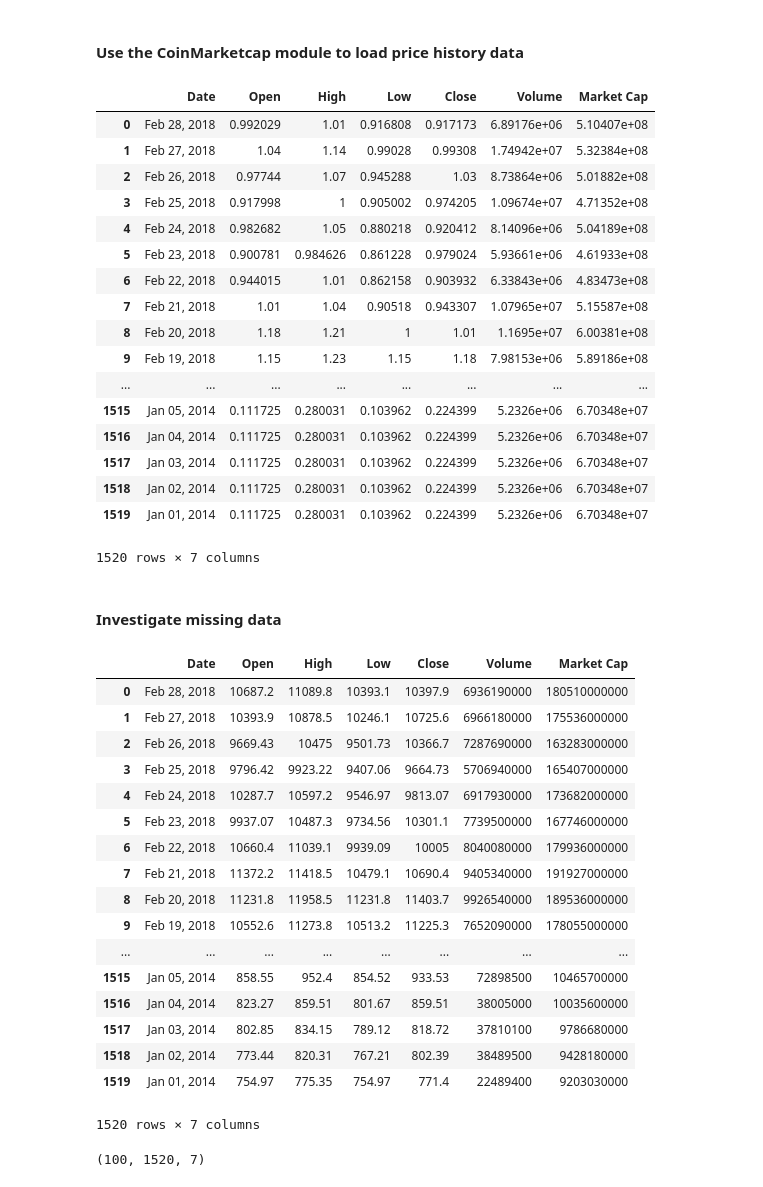
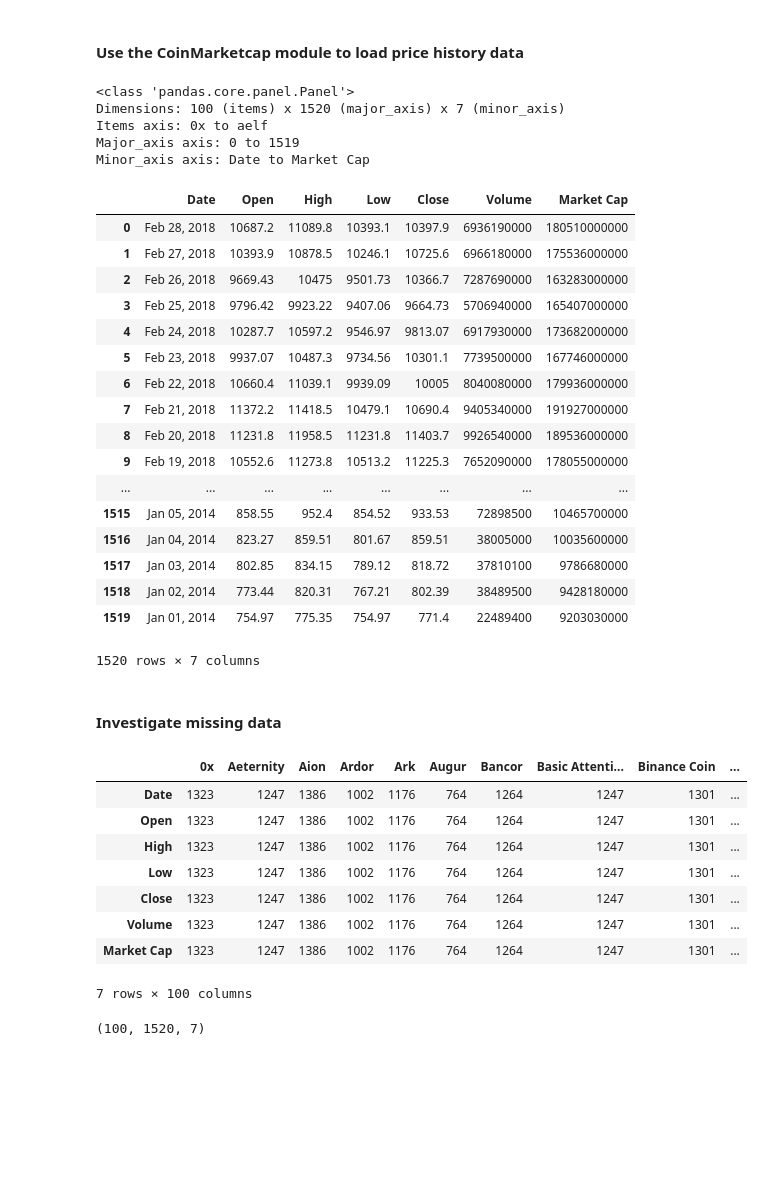
Before and after one commit to Jaskaran23/733Project, a Jupyter notebook: CryptViz/CNNPrediction.ipynb, the cells around one changed output. Cells and saved outputs as stored; diff of their text form; code cells hidden in the pictures; blank space fills up the shorter version.

```diff
--- a/CryptViz/CNNPrediction.ipynb
+++ b/CryptViz/CNNPrediction.ipynb
@@ -34,3 +30,10 @@ coins = cmk.coins()
 start, end = '20140101', '20180228'
 price_tensor = {coin.name:coin.read_history(start=start,end=end) for coin in coins}
 price_tensor = pd.Panel(price_tensor).drop(['Unnamed: 0'], axis=2)
+price_tensor
+# %% [output]
+<class 'pandas.core.panel.Panel'>
+Dimensions: 100 (items) x 1520 (major_axis) x 7 (minor_axis)
+Items axis: 0x to aelf
+Major_axis axis: 0 to 1519
+Minor_axis axis: Date to Market Cap
@@ -39,50 +40,39 @@ price_tensor = pd.Panel(price_tensor).drop(['Unnamed: 0'], axis=2)
-# %%
-price_tensor['0x']
-price_tensor.iloc[]
-# %% [output]
-|  | Date | Open | High | Low | Close | Volume | Market Cap |
-| 0 | Feb 28, 2018 | 0.992029 | 1.01 | 0.916808 | 0.917173 | 6.89176e+06 | 5.10407e+08 |
-| 1 | Feb 27, 2018 | 1.04 | 1.14 | 0.99028 | 0.99308 | 1.74942e+07 | 5.32384e+08 |
-| 2 | Feb 26, 2018 | 0.97744 | 1.07 | 0.945288 | 1.03 | 8.73864e+06 | 5.01882e+08 |
-| 3 | Feb 25, 2018 | 0.917998 | 1 | 0.905002 | 0.974205 | 1.09674e+07 | 4.71352e+08 |
-| 4 | Feb 24, 2018 | 0.982682 | 1.05 | 0.880218 | 0.920412 | 8.14096e+06 | 5.04189e+08 |
-| 5 | Feb 23, 2018 | 0.900781 | 0.984626 | 0.861228 | 0.979024 | 5.93661e+06 | 4.61933e+08 |
-| 6 | Feb 22, 2018 | 0.944015 | 1.01 | 0.862158 | 0.903932 | 6.33843e+06 | 4.83473e+08 |
-| 7 | Feb 21, 2018 | 1.01 | 1.04 | 0.90518 | 0.943307 | 1.07965e+07 | 5.15587e+08 |
-| 8 | Feb 20, 2018 | 1.18 | 1.21 | 1 | 1.01 | 1.1695e+07 | 6.00381e+08 |
-| 9 | Feb 19, 2018 | 1.15 | 1.23 | 1.15 | 1.18 | 7.98153e+06 | 5.89186e+08 |
-| ... | ... | ... | ... | ... | ... | ... | ... |
-| 1515 | Jan 05, 2014 | 0.111725 | 0.280031 | 0.103962 | 0.224399 | 5.2326e+06 | 6.70348e+07 |
-| 1516 | Jan 04, 2014 | 0.111725 | 0.280031 | 0.103962 | 0.224399 | 5.2326e+06 | 6.70348e+07 |
-| 1517 | Jan 03, 2014 | 0.111725 | 0.280031 | 0.103962 | 0.224399 | 5.2326e+06 | 6.70348e+07 |
-| 1518 | Jan 02, 2014 | 0.111725 | 0.280031 | 0.103962 | 0.224399 | 5.2326e+06 | 6.70348e+07 |
-| 1519 | Jan 01, 2014 | 0.111725 | 0.280031 | 0.103962 | 0.224399 | 5.2326e+06 | 6.70348e+07 |
-1520 rows × 7 columns
+# %%
+#Examine a coin data plane
+price_tensor['Bitcoin']
+# %% [output]
+|  | Date | Open | High | Low | Close | Volume | Market Cap |
+| 0 | Feb 28, 2018 | 10687.2 | 11089.8 | 10393.1 | 10397.9 | 6936190000 | 180510000000 |
+| 1 | Feb 27, 2018 | 10393.9 | 10878.5 | 10246.1 | 10725.6 | 6966180000 | 175536000000 |
+| 2 | Feb 26, 2018 | 9669.43 | 10475 | 9501.73 | 10366.7 | 7287690000 | 163283000000 |
+| 3 | Feb 25, 2018 | 9796.42 | 9923.22 | 9407.06 | 9664.73 | 5706940000 | 165407000000 |
+| 4 | Feb 24, 2018 | 10287.7 | 10597.2 | 9546.97 | 9813.07 | 6917930000 | 173682000000 |
+| 5 | Feb 23, 2018 | 9937.07 | 10487.3 | 9734.56 | 10301.1 | 7739500000 | 167746000000 |
+| 6 | Feb 22, 2018 | 10660.4 | 11039.1 | 9939.09 | 10005 | 8040080000 | 179936000000 |
+| 7 | Feb 21, 2018 | 11372.2 | 11418.5 | 10479.1 | 10690.4 | 9405340000 | 191927000000 |
+| 8 | Feb 20, 2018 | 11231.8 | 11958.5 | 11231.8 | 11403.7 | 9926540000 | 189536000000 |
+| 9 | Feb 19, 2018 | 10552.6 | 11273.8 | 10513.2 | 11225.3 | 7652090000 | 178055000000 |
+| ... | ... | ... | ... | ... | ... | ... | ... |
+| 1515 | Jan 05, 2014 | 858.55 | 952.4 | 854.52 | 933.53 | 72898500 | 10465700000 |
+| 1516 | Jan 04, 2014 | 823.27 | 859.51 | 801.67 | 859.51 | 38005000 | 10035600000 |
+| 1517 | Jan 03, 2014 | 802.85 | 834.15 | 789.12 | 818.72 | 37810100 | 9786680000 |
+| 1518 | Jan 02, 2014 | 773.44 | 820.31 | 767.21 | 802.39 | 38489500 | 9428180000 |
+| 1519 | Jan 01, 2014 | 754.97 | 775.35 | 754.97 | 771.4 | 22489400 | 9203030000 |
+1520 rows × 7 columns
 # %% [markdown]
 #### Investigate missing data
 # %%
 price_tensor.isna().sum()
-price_tensor.items
-price_tensor.iloc[10]
 # %% [output]
-|  | Date | Open | High | Low | Close | Volume | Market Cap |
-| 0 | Feb 28, 2018 | 10687.2 | 11089.8 | 10393.1 | 10397.9 | 6936190000 | 180510000000 |
-| 1 | Feb 27, 2018 | 10393.9 | 10878.5 | 10246.1 | 10725.6 | 6966180000 | 175536000000 |
-| 2 | Feb 26, 2018 | 9669.43 | 10475 | 9501.73 | 10366.7 | 7287690000 | 163283000000 |
-| 3 | Feb 25, 2018 | 9796.42 | 9923.22 | 9407.06 | 9664.73 | 5706940000 | 165407000000 |
-| 4 | Feb 24, 2018 | 10287.7 | 10597.2 | 9546.97 | 9813.07 | 6917930000 | 173682000000 |
-| 5 | Feb 23, 2018 | 9937.07 | 10487.3 | 9734.56 | 10301.1 | 7739500000 | 167746000000 |
-| 6 | Feb 22, 2018 | 10660.4 | 11039.1 | 9939.09 | 10005 | 8040080000 | 179936000000 |
-| 7 | Feb 21, 2018 | 11372.2 | 11418.5 | 10479.1 | 10690.4 | 9405340000 | 191927000000 |
-| 8 | Feb 20, 2018 | 11231.8 | 11958.5 | 11231.8 | 11403.7 | 9926540000 | 189536000000 |
-| 9 | Feb 19, 2018 | 10552.6 | 11273.8 | 10513.2 | 11225.3 | 7652090000 | 178055000000 |
-| ... | ... | ... | ... | ... | ... | ... | ... |
-| 1515 | Jan 05, 2014 | 858.55 | 952.4 | 854.52 | 933.53 | 72898500 | 10465700000 |
-| 1516 | Jan 04, 2014 | 823.27 | 859.51 | 801.67 | 859.51 | 38005000 | 10035600000 |
-| 1517 | Jan 03, 2014 | 802.85 | 834.15 | 789.12 | 818.72 | 37810100 | 9786680000 |
-| 1518 | Jan 02, 2014 | 773.44 | 820.31 | 767.21 | 802.39 | 38489500 | 9428180000 |
-| 1519 | Jan 01, 2014 | 754.97 | 775.35 | 754.97 | 771.4 | 22489400 | 9203030000 |
+|  | 0x | Aeternity | Aion | Ardor | Ark | Augur | Bancor | Basic Attenti... | Binance Coin | ... |
+| Date | 1323 | 1247 | 1386 | 1002 | 1176 | 764 | 1264 | 1247 | 1301 | ... |
+| Open | 1323 | 1247 | 1386 | 1002 | 1176 | 764 | 1264 | 1247 | 1301 | ... |
+| High | 1323 | 1247 | 1386 | 1002 | 1176 | 764 | 1264 | 1247 | 1301 | ... |
+| Low | 1323 | 1247 | 1386 | 1002 | 1176 | 764 | 1264 | 1247 | 1301 | ... |
+| Close | 1323 | 1247 | 1386 | 1002 | 1176 | 764 | 1264 | 1247 | 1301 | ... |
+| Volume | 1323 | 1247 | 1386 | 1002 | 1176 | 764 | 1264 | 1247 | 1301 | ... |
+| Market Cap | 1323 | 1247 | 1386 | 1002 | 1176 | 764 | 1264 | 1247 | 1301 | ... |
-1520 rows × 7 columns
+7 rows × 100 columns
 # %%
 price_tensor.shape
 # %% [output]
```
Also changed, not shown: parts of 10 cells of this notebook, 3 other files.
